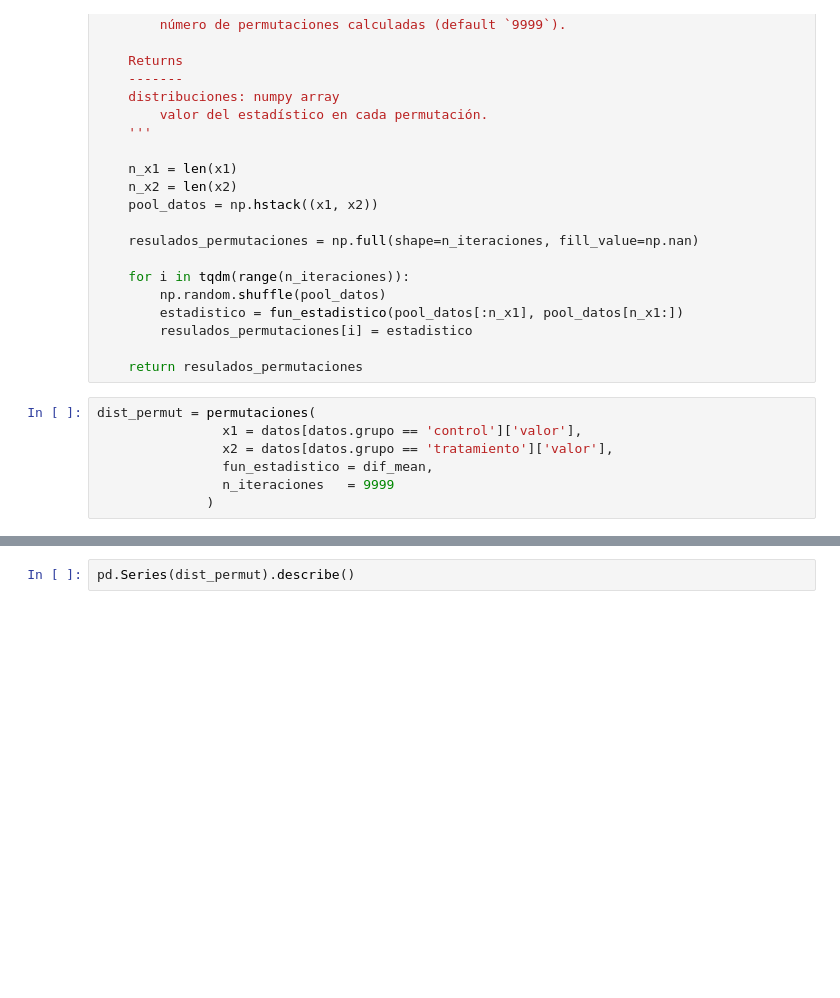
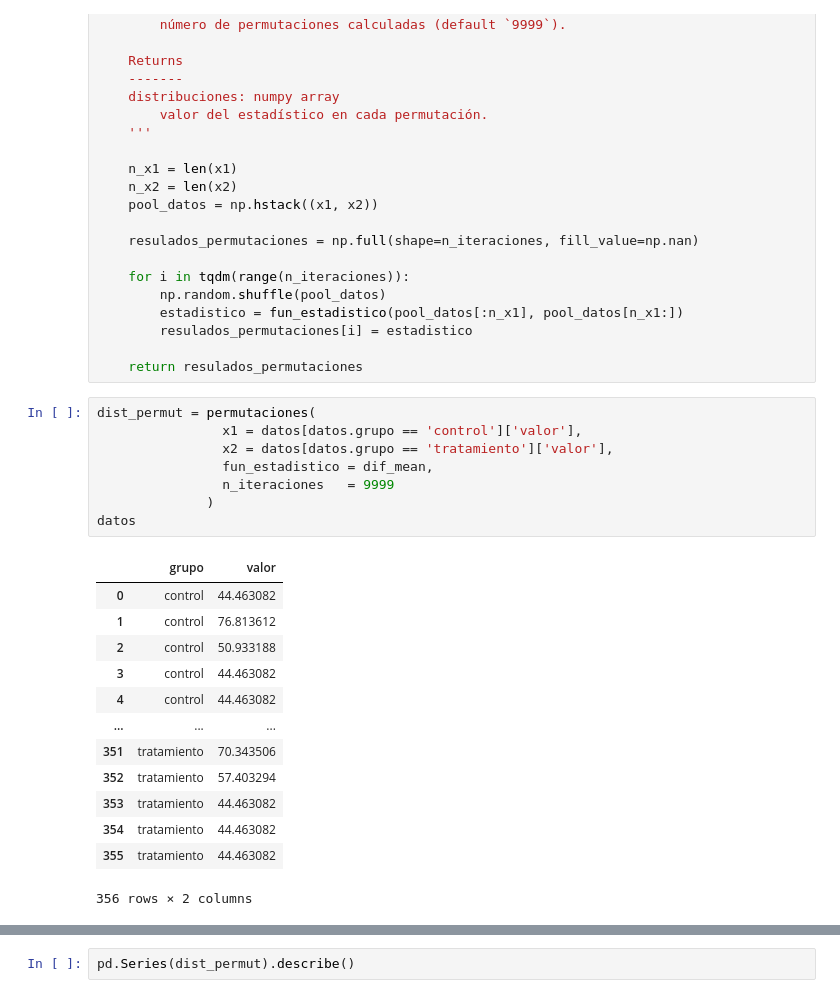
Before and after one commit to Jochizan/data-science, a Jupyter notebook: jupyter-notebooks/permutations_test.ipynb, the cells around one changed output, grey strips where cells are left out. Cells and saved outputs as stored; diff of their text form; blank space fills up the shorter version.

```diff
--- a/jupyter-notebooks/permutations_test.ipynb
+++ b/jupyter-notebooks/permutations_test.ipynb
@@ -158,10 +157,25 @@ def permutaciones(x1, x2, fun_estadistico, n_iteraciones=9999):
 # %%
 dist_permut = permutaciones(
                 x1 = datos[datos.grupo == 'control']['valor'],
                 x2 = datos[datos.grupo == 'tratamiento']['valor'],
                 fun_estadistico = dif_mean,
                 n_iteraciones   = 9999
               )
+datos
+# %% [output]
+|  | grupo | valor |
+| 0 | control | 44.463082 |
+| 1 | control | 76.813612 |
+| 2 | control | 50.933188 |
+| 3 | control | 44.463082 |
+| 4 | control | 44.463082 |
+| ... | ... | ... |
+| 351 | tratamiento | 70.343506 |
+| 352 | tratamiento | 57.403294 |
+| 353 | tratamiento | 44.463082 |
+| 354 | tratamiento | 44.463082 |
+| 355 | tratamiento | 44.463082 |
+356 rows × 2 columns
 # %%
 # Distribución de permutaciones
 # ==============================================================================
```
Also changed, not shown: parts of 4 cells of this notebook, 1 other file.
